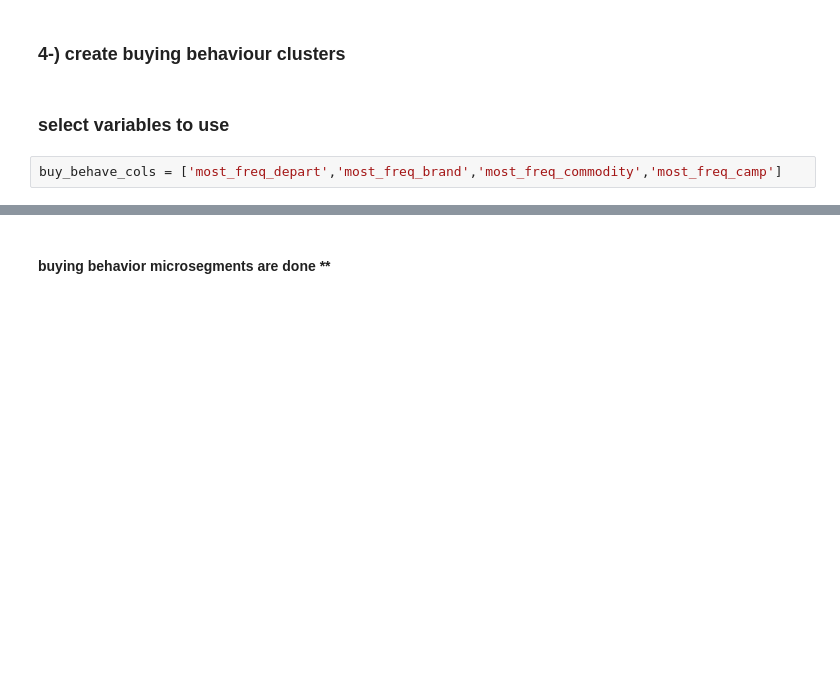
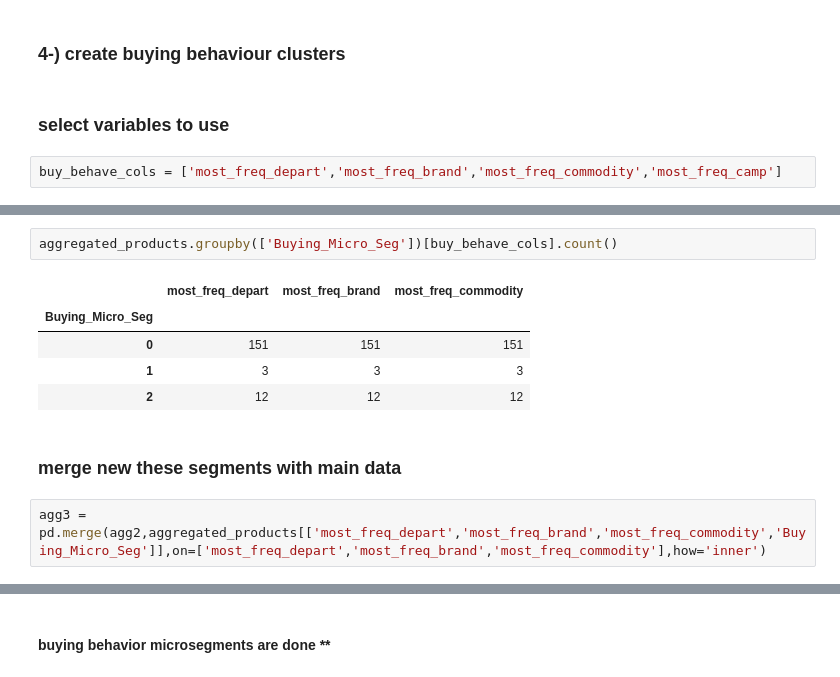
Before and after one commit to hincaltopcuoglu/dh, a Jupyter notebook: segmentation.ipynb, the cells around one changed output, grey strips where cells are left out. Drawn from its saved outputs; the diff is of its cells as text; blank space fills up the shorter version.

```diff
--- a/segmentation.ipynb
+++ b/segmentation.ipynb
@@ -1026,0 +1081,12 @@ array([['GROCERY', 'National', 'COUPON/MISC ITEMS', 'TypeA'],
+# %%
+aggregated_products.groupby(['Buying_Micro_Seg'])[buy_behave_cols].count()
+# %% [output]
+|  | most_freq_depart | most_freq_brand | most_freq_commodity |
+| Buying_Micro_Seg |  |  |  |
+| 0 | 151 | 151 | 151 |
+| 1 | 3 | 3 | 3 |
+| 2 | 12 | 12 | 12 |
+# %% [markdown]
+### merge new these segments with main data
+# %%
+agg3 = pd.merge(agg2,aggregated_products[['most_freq_depart','most_freq_brand','most_freq_commodity','Buying_Micro_Seg']],on=['most_freq_depart','most_freq_brand','most_freq_commodity'],how='inner')
```
Also changed, not shown: parts of 33 cells of this notebook.
